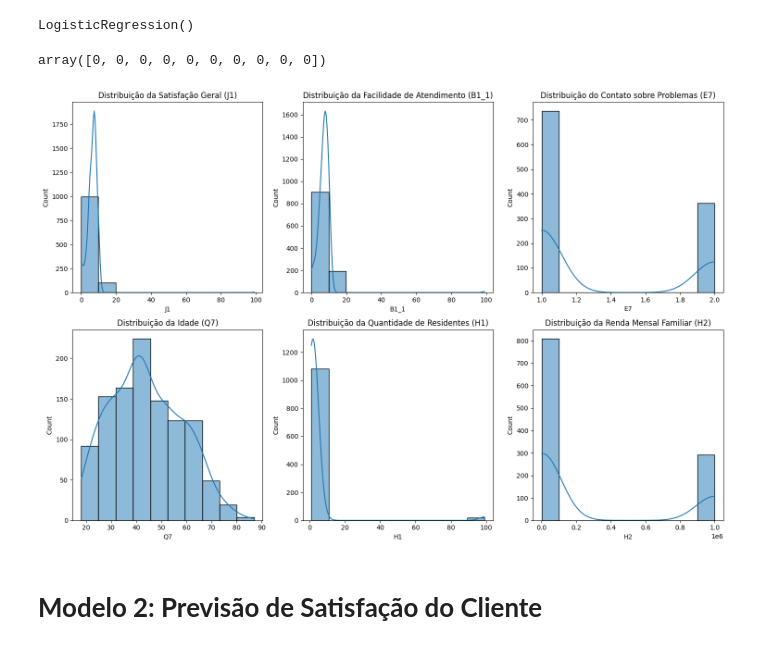
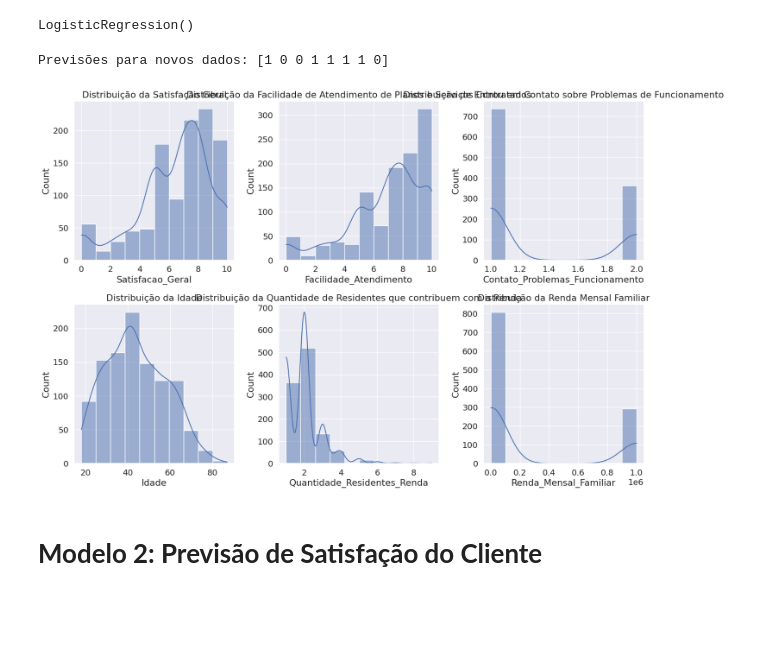
Before and after one commit to mheloisagalvao/projeto-ml, a Jupyter notebook: Projeto_THK.ipynb, the cells around one changed output. Drawn from its saved outputs; the diff is of its cells as text; code cells hidden in the pictures; blank space fills up the shorter version.

```diff
--- a/Projeto_THK.ipynb
+++ b/Projeto_THK.ipynb
@@ -122,7 +122,7 @@ Colunas que serão removidas pois não tem valor significativo para Machine Lear
 
 As Colunas que foram tiradas anteriormente possuiam mais valores nulos do que reais, então o próprio Colab as descartou e não faria sentido utilizar uma coluna em que 20% dos dados estão preenchidos.
 # %%
-colunas_para_excluir = ['TIPO','IDTNS','DATA','ANO_BASE','COD_IBGE','A1_2', 'A1_3', 'A1_4', 'A4', 'E2','E4','E6','F2_1','F2_2', 'F2_3','Q1','Q2_1','Q2_2','Q3','Q4','Q6','E1','E3','E5','F1','H0','H3','I1', 'PESO']
+colunas_para_excluir = ['TIPO','IDTNS','DATA','ANO_BASE','COD_IBGE','A1_2', 'A1_3', 'A1_4', 'A4', 'E2','E4','E6','F2_1','F2_2', 'F2_3','Q1', 'Q2', 'G1', 'I2','Q2_1','Q2_2','Q3','Q4','Q6','E1','E3','E5','F1','H0','H3','I1', 'PESO']
 df.drop(colunas_para_excluir, axis=1, inplace=True)
 # %%
 novo_nomes_colunas = {
@@ -168,0 +165,10 @@ for column in df.columns:
+# %%
+means = df.select_dtypes(include=[np.float64, np.int64]).mean()
+
+# Substitui os valores nulos e "99" pela média correspondente
+for column in df.columns:
+    if df[column].dtype in [np.float64, np.int64]:
+        df[column] = df[column].replace(99.000000, np.nan)  # Primeiro substitui "99" por NaN
+        df[column].fillna(means[column], inplace=True)  # Preenche os NaNs com a média da coluna
+
+print(df)
@@ -463,8 +486,14 @@ df
 | 1098 | VIVO | GO | 1 | 22 | 3 | 2 | 5 | ... |
 1099 rows × 35 columns
 # %%
+means = df.select_dtypes(include=[np.float64, np.int64]).mean()
+
 for column in df.columns:
-    if df[column].dtype in [np.float64, np.int64]:          df[column].fillna(df[column].mean(), inplace=True)
+    if df[column].dtype in [np.float64, np.int64]:
+        df[column] = df[column].replace(99.000000, np.nan)
+        df[column].fillna(means[column], inplace=True)
+
+print(df)
 df['Renda_Mensal_Familiar'].replace({999997: 999998}, inplace=True)
 df['Faixa_Renda'].replace({98: 99}, inplace=True)
 df.dropna(axis=1, inplace=True)
@@ -706,39 +762,43 @@ LogisticRegression()
 # %%
 pred_op = np.array([1,2,3,4,5,6,7,8,9,0]).reshape(-1,1)
 modelo2.predict(pred_op)
+print('Previsões para novos dados:', predictions)
 # %% [output]
-array([0, 0, 0, 0, 0, 0, 0, 0, 0, 0])
+Previsões para novos dados: [1 0 0 1 1 1 1 0]
 # %%
+import matplotlib.pyplot as plt
+import seaborn as sns
+
 plt.figure(figsize=(15, 10))
 
 plt.subplot(2, 3, 1)
-sns.histplot(df['J1'], bins=10, kde=True)
-plt.title('Distribuição da Satisfação Geral (J1)')
+sns.histplot(df['Satisfacao_Geral'], bins=10, kde=True)
+plt.title('Distribuição da Satisfação Geral')
 
 plt.subplot(2, 3, 2)
-sns.histplot(df['B1_1'], bins=10, kde=True)
-plt.title('Distribuição da Facilidade de Atendimento (B1_1)')
+sns.histplot(df['Facilidade_Atendimento'], bins=10, kde=True)
+plt.title('Distribuição da Facilidade de Atendimento de Planos e Serviços Contratados')
 
 plt.subplot(2, 3, 3)
-sns.histplot(df['E7'], bins=10, kde=True)
-plt.title('Distribuição do Contato sobre Problemas (E7)')
+sns.histplot(df['Contato_Problemas_Funcionamento'], bins=10, kde=True)
+plt.title('Distribuição de Entrou em Contato sobre Problemas de Funcionamento')
 
 plt.subplot(2, 3, 4)
-sns.histplot(df['Q7'], bins=10, kde=True)
-plt.title('Distribuição da Idade (Q7)')
+sns.histplot(df['Idade'], bins=10, kde=True)
+plt.title('Distribuição da Idade')
 
 plt.subplot(2, 3, 5)
-sns.histplot(df['H1'], bins=10, kde=True)
-plt.title('Distribuição da Quantidade de Residentes (H1)')
+sns.histplot(df['Quantidade_Residentes_Renda'], bins=10, kde=True)
+plt.title('Distribuição da Quantidade de Residentes que contribuem com a Renda')
 
 plt.subplot(2, 3, 6)
-sns.histplot(df['H2'], bins=10, kde=True)
-plt.title('Distribuição da Renda Mensal Familiar (H2)')
+sns.histplot(df['Renda_Mensal_Familiar'], bins=10, kde=True)
+plt.title('Distribuição da Renda Mensal Familiar')
 
 plt.tight_layout()
 plt.show()
 # %% [output]
-[figure, old version]
+[figure, new version]
 # %% [markdown]
 
 # **Modelo 2: Previsão de Satisfação do Cliente**
```
Also changed, not shown: parts of 31 cells of this notebook.
